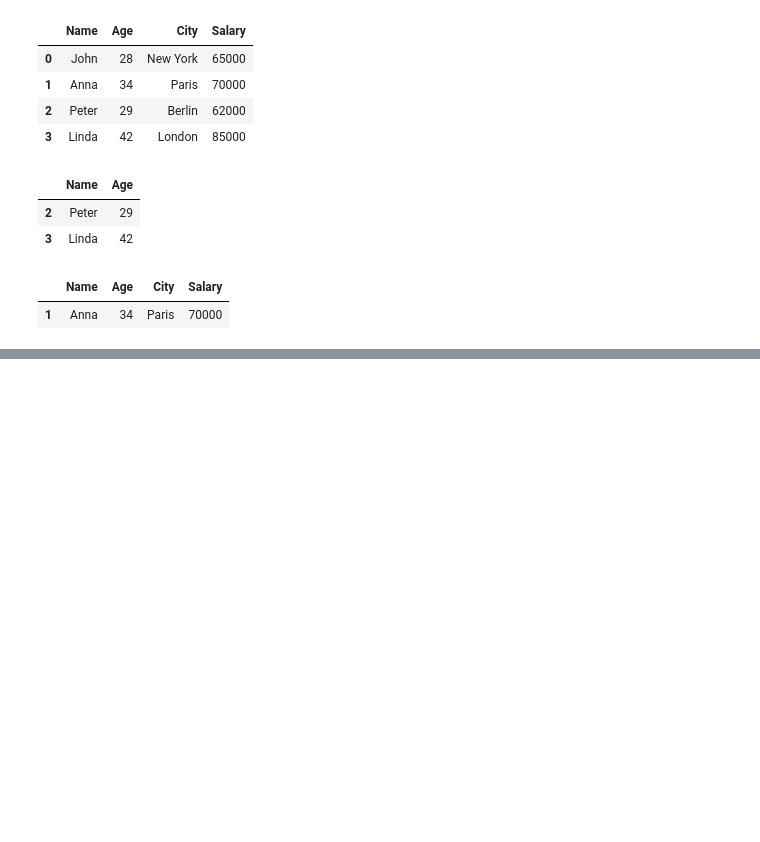
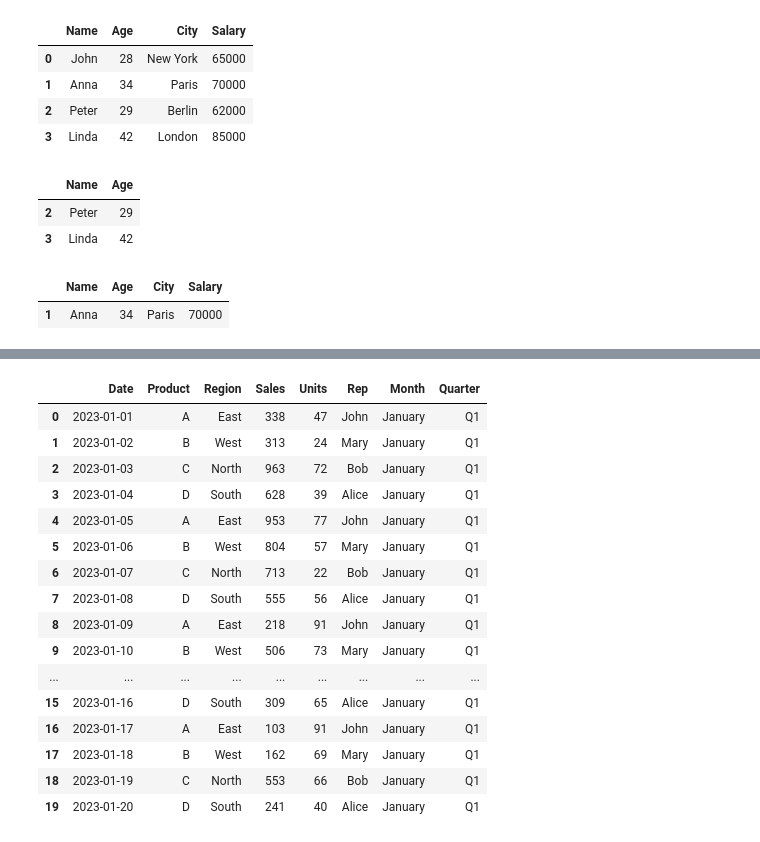
Before and after one commit to piyushbhardwaj6711-gif/machine_learning, a Jupyter notebook: pandas.ipynb, the cells around one changed output, grey strips where cells are left out. Drawn from its saved outputs; the diff is of its cells as text; code cells hidden in the pictures; blank space fills up the shorter version.

```diff
--- a/pandas.ipynb
+++ b/pandas.ipynb
@@ -82,0 +299,35 @@ df[(df['Age'] > 30) & (df['City'] == 'Paris')]
+# %%
+data = {
+    'Date': pd.date_range('2023-01-01', periods=20),
+    'Product': ['A', 'B', 'C', 'D'] * 5,
+    'Region': ['East', 'West', 'North', 'South', 'East', 'West', 'North', 'South', 'East', 'West',
+               'North', 'South', 'East', 'West', 'North', 'South', 'East', 'West', 'North', 'South'],
+    'Sales': np.random.randint(100, 1000, 20),
+    'Units': np.random.randint(10, 100, 20),
+    'Rep': ['John', 'Mary', 'Bob', 'Alice', 'John', 'Mary', 'Bob', 'Alice', 'John', 'Mary',
+            'Bob', 'Alice', 'John', 'Mary', 'Bob', 'Alice', 'John', 'Mary', 'Bob', 'Alice']
+}
+
+df = pd.DataFrame(data)
+
+df['Month'] = df['Date'].dt.month_name()
+df['Quarter'] = 'Q' + df['Date'].dt.quarter.astype(str)
+df
+# %% [output]
+|  | Date | Product | Region | Sales | Units | Rep | Month | Quarter |
+| 0 | 2023-01-01 | A | East | 338 | 47 | John | January | Q1 |
+| 1 | 2023-01-02 | B | West | 313 | 24 | Mary | January | Q1 |
+| 2 | 2023-01-03 | C | North | 963 | 72 | Bob | January | Q1 |
+| 3 | 2023-01-04 | D | South | 628 | 39 | Alice | January | Q1 |
+| 4 | 2023-01-05 | A | East | 953 | 77 | John | January | Q1 |
+| 5 | 2023-01-06 | B | West | 804 | 57 | Mary | January | Q1 |
+| 6 | 2023-01-07 | C | North | 713 | 22 | Bob | January | Q1 |
+| 7 | 2023-01-08 | D | South | 555 | 56 | Alice | January | Q1 |
+| 8 | 2023-01-09 | A | East | 218 | 91 | John | January | Q1 |
+| 9 | 2023-01-10 | B | West | 506 | 73 | Mary | January | Q1 |
+| ... | ... | ... | ... | ... | ... | ... | ... | ... |
+| 15 | 2023-01-16 | D | South | 309 | 65 | Alice | January | Q1 |
+| 16 | 2023-01-17 | A | East | 103 | 91 | John | January | Q1 |
+| 17 | 2023-01-18 | B | West | 162 | 69 | Mary | January | Q1 |
+| 18 | 2023-01-19 | C | North | 553 | 66 | Bob | January | Q1 |
+| 19 | 2023-01-20 | D | South | 241 | 40 | Alice | January | Q1 |
```
Also changed, not shown: parts of 36 cells of this notebook.
